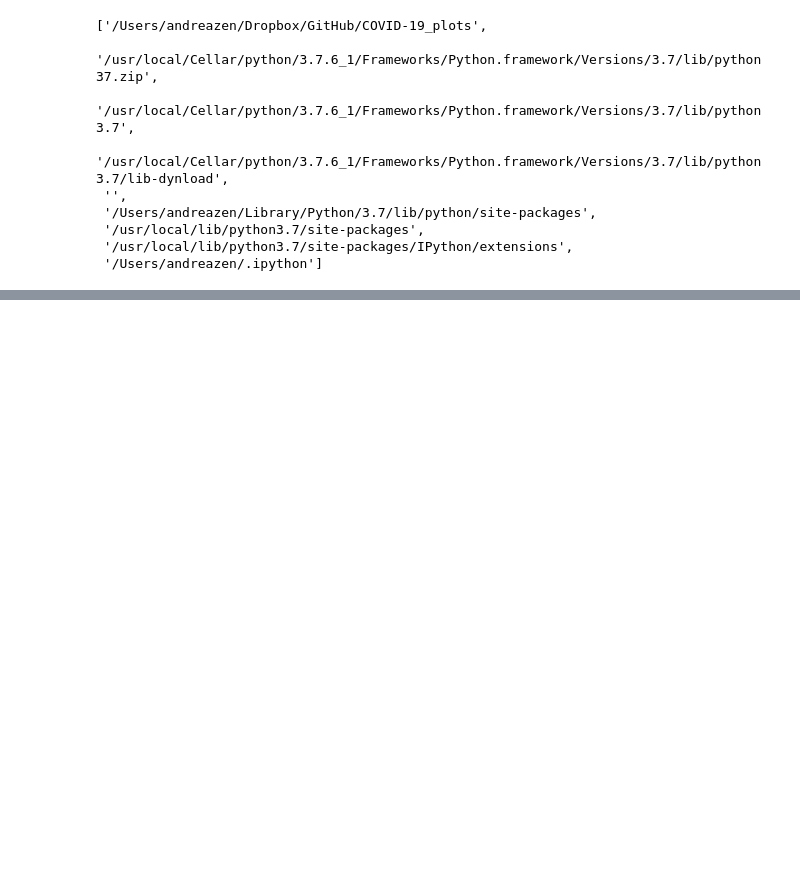
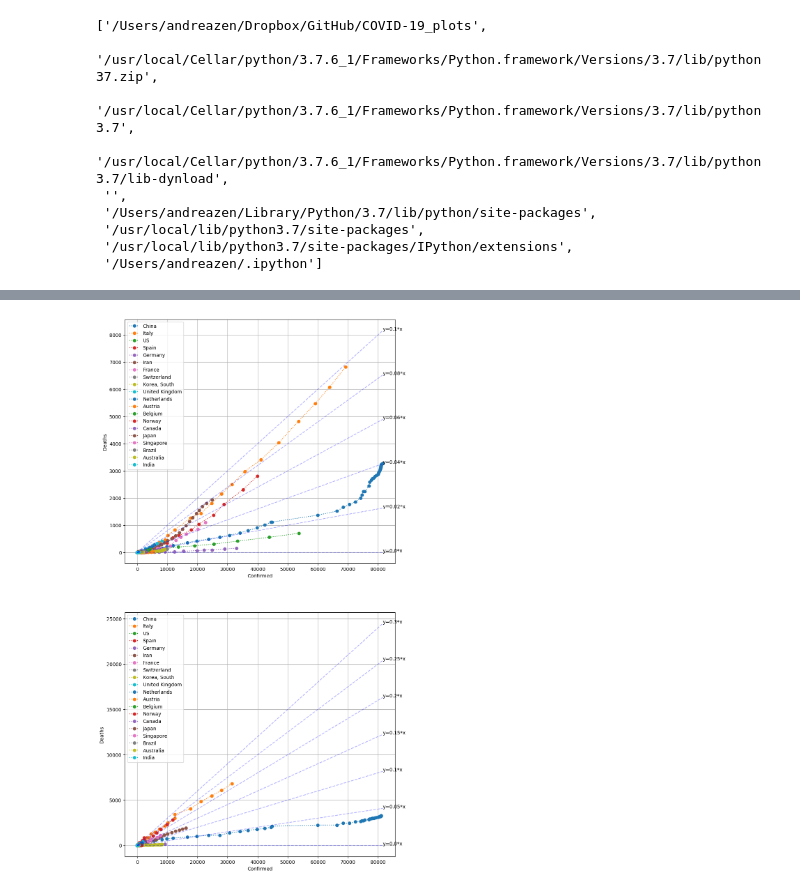
Before and after one commit to zenandrea/COVID-19_plots, a Jupyter notebook: plot_world.ipynb, the cells around one changed output, grey strips where cells are left out. Saved outputs shown, nothing was run; the diff lists cells and outputs as text; code cells hidden in the pictures; blank space fills up the shorter version.

```diff
--- a/plot_world.ipynb
+++ b/plot_world.ipynb
@@ -238,0 +238,91 @@ India 499
+# %%
+%matplotlib inline
+##%matplotlib
+#plt.rcParams['figure.figsize'] = [10, 8]
+
+plt.close('all')
+mpl.style.use('default') #'seaborn-white', ggplot
+fig, ax = plt.subplots(2,1, figsize=(10,20))
+
+xticks = dati.T['1/22/20':].index
+fxticks = [ datetime.strptime(date, '%m/%d/%y').strftime('%b %d') for date in list(xticks) ]
+x = np.arange( len(xticks) )
+
+#lista = ['Italy', 'France', 'Germany', 'Spain', 'United Kingdom']
+lista = []
+lista.append('China')
+lista.append('Italy')
+lista.append('US')
+lista.append('Spain')
+lista.append('Germany')
+lista.append('Iran')
+lista.append('France')
+lista.append('Switzerland')
+lista.append('Korea, South')
+lista.append('United Kingdom')
+lista.append('Netherlands')
+lista.append('Austria')
+lista.append('Belgium')
+lista.append('Norway')
+lista.append('Canada')
+
+lista.append('Japan')
+lista.append('Singapore')
+lista.append('Brazil')
+lista.append('Australia')
+lista.append('India')
+
+xmin = 1; xmax = 10;
+delay = 7 # days
+print('delay = ',delay)
+
+for name in lista:
+#    print(name)
+    y  = dati[ dati['Country/Region'] == name ].sum()['1/22/20':].to_numpy()
+    yd = datid[ datid['Country/Region'] == name ].sum()['1/22/20':].to_numpy()
+#    print(y)
+    print(name,y[-1],yd[-1])
+    ax[0].plot(y, yd,
+             marker = 'o',
+             linestyle = ':',
+             label = name )
+    ax[0].set_xlabel('Confirmed')
+    ax[0].set_ylabel('Deaths')
+    xmax = max( xmax, max(y) )
+    # same plot with delay
+    ax[1].plot( y[:-delay], yd[delay:],
+             marker = 'o',
+             linestyle = ':',
+             label = name )
+    ax[1].set_xlabel('Confirmed')
+    ax[1].set_ylabel('Deaths')
+
+
+xlin = np.linspace( xmin, xmax )
+for an in range(6):
+    a = 0.02*an
+    ax[0].plot( xlin, a*xlin, 'b--', alpha=0.3, label='' )
+    ax[0].annotate('y={}*x'.format(a), (xmax,a*xmax) )
+
+for an in range(7):
+    a = 0.05*an
+    ax[1].plot( xlin, a*xlin, 'b--', alpha=0.3, label='' )
+    ax[1].annotate('y={:3.2}*x'.format(a), (xmax,a*xmax) )
+
+start = 5; step = 7
+for i in range(2):
+    #ax[i].set_xlim( 0, xt.max()+1)
+    #ax[i].set_xticks(x[start::step])
+    #ax[i].set_xticklabels(fxticks[start::step])
+    #ax[i].set_xticklabels([])
+    #ax[i].set_xticks(xticks, minor=True)
+    ax[i].grid(True, 'both')
+    ax[i].legend(loc='best')
+    #ax[i].set_xlim(right=1e4)
+    #ax[i].set_xscale('log')
+    #ax[i].set_ylim(top=1e4)
+    #ax[i].set_yscale('log')
+
+
+plt.savefig('plot_world_scatter.png')
+# %% [output]
@@ -238,0 +346 @@ India 499
+[figure, added]
```
Also changed, not shown: parts of 10 cells of this notebook, 9 other files.
